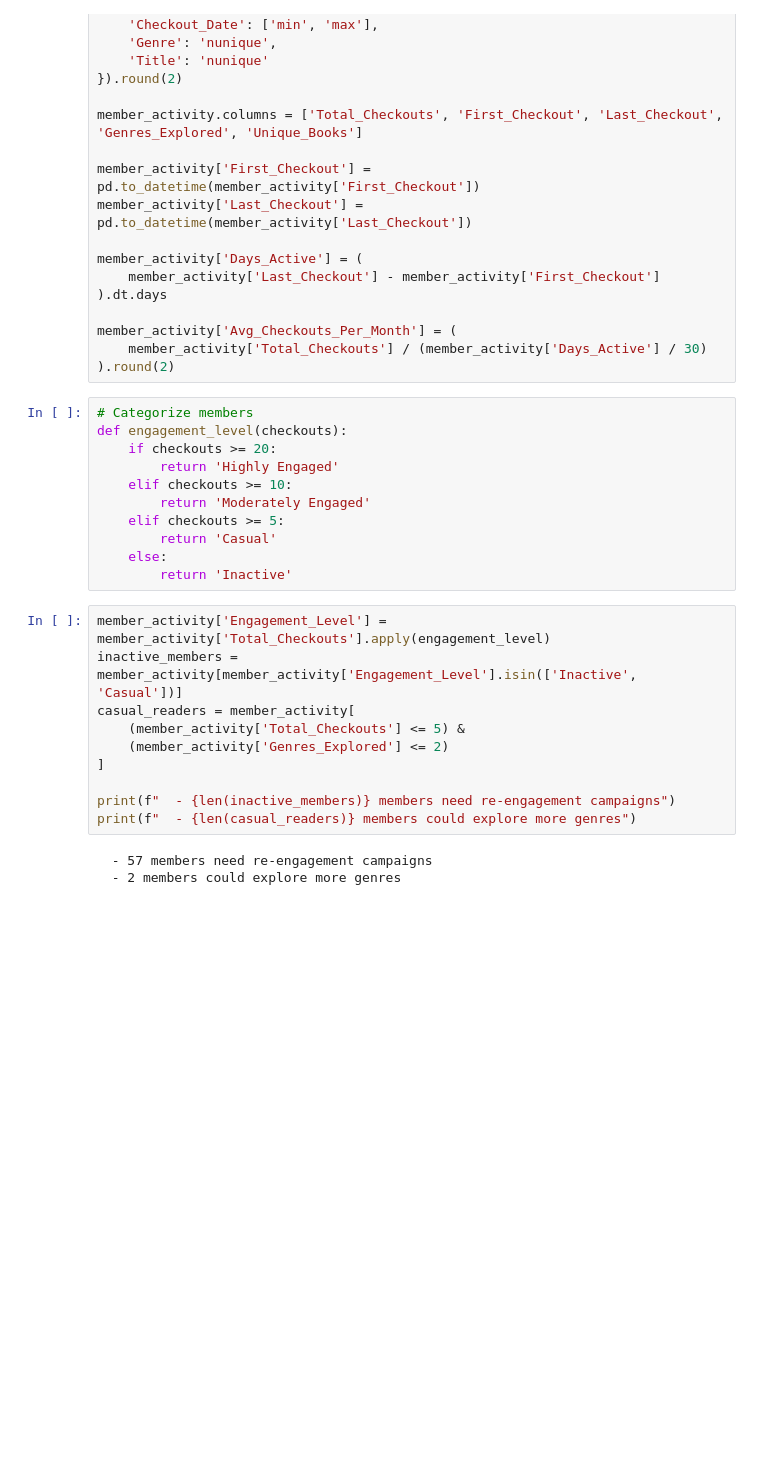
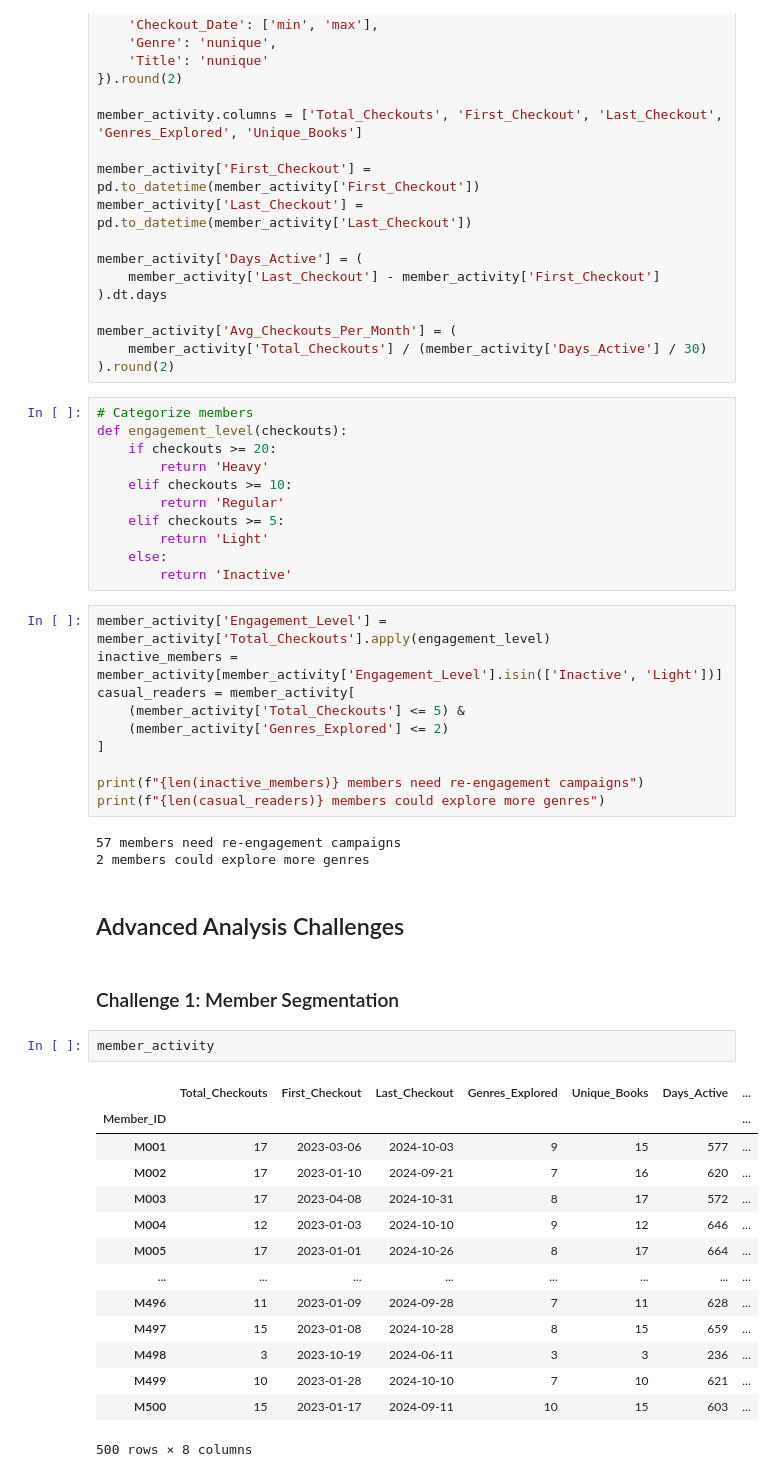
Before and after one commit to sfirdous/programming, a Jupyter notebook: Python/Library Management System - Comprehensive Analysis Task/Library_Management_System_Comprehensive_Analysis_Task.ipynb, the cells around one changed output. Cells and saved outputs as stored; diff of their text form; blank space fills up the shorter version.

```diff
--- a/Python/Library Management System - Comprehensive Analysis Task/Library_Management_System_Comprehensive_Analysis_Task.ipynb
+++ b/Python/Library Management System - Comprehensive Analysis Task/Library_Management_System_Comprehensive_Analysis_Task.ipynb
@@ -447,23 +447,44 @@ member_activity['Avg_Checkouts_Per_Month'] = (
 # Categorize members
 def engagement_level(checkouts):
     if checkouts >= 20:
-        return 'Highly Engaged'
+        return 'Heavy'
     elif checkouts >= 10:
-        return 'Moderately Engaged'
+        return 'Regular'
     elif checkouts >= 5:
-        return 'Casual'
+        return 'Light'
     else:
         return 'Inactive'
 # %%
 member_activity['Engagement_Level'] = member_activity['Total_Checkouts'].apply(engagement_level)
-inactive_members = member_activity[member_activity['Engagement_Level'].isin(['Inactive', 'Casual'])]
+inactive_members = member_activity[member_activity['Engagement_Level'].isin(['Inactive', 'Light'])]
 casual_readers = member_activity[
     (member_activity['Total_Checkouts'] <= 5) &
     (member_activity['Genres_Explored'] <= 2)
 ]
 
-print(f"  - {len(inactive_members)} members need re-engagement campaigns")
-print(f"  - {len(casual_readers)} members could explore more genres")
+print(f"{len(inactive_members)} members need re-engagement campaigns")
+print(f"{len(casual_readers)} members could explore more genres")
 # %% [output]
-  - 57 members need re-engagement campaigns
-  - 2 members could explore more genres
+57 members need re-engagement campaigns
+2 members could explore more genres
+# %% [markdown]
+## Advanced Analysis Challenges
+# %% [markdown]
+### Challenge 1: Member Segmentation
+# %%
+member_activity
+# %% [output]
+|  | Total_Checkouts | First_Checkout | Last_Checkout | Genres_Explored | Unique_Books | Days_Active | ... |
+| Member_ID |  |  |  |  |  |  | ... |
+| M001 | 17 | 2023-03-06 | 2024-10-03 | 9 | 15 | 577 | ... |
+| M002 | 17 | 2023-01-10 | 2024-09-21 | 7 | 16 | 620 | ... |
+| M003 | 17 | 2023-04-08 | 2024-10-31 | 8 | 17 | 572 | ... |
+| M004 | 12 | 2023-01-03 | 2024-10-10 | 9 | 12 | 646 | ... |
+| M005 | 17 | 2023-01-01 | 2024-10-26 | 8 | 17 | 664 | ... |
+| ... | ... | ... | ... | ... | ... | ... | ... |
+| M496 | 11 | 2023-01-09 | 2024-09-28 | 7 | 11 | 628 | ... |
+| M497 | 15 | 2023-01-08 | 2024-10-28 | 8 | 15 | 659 | ... |
+| M498 | 3 | 2023-10-19 | 2024-06-11 | 3 | 3 | 236 | ... |
+| M499 | 10 | 2023-01-28 | 2024-10-10 | 7 | 10 | 621 | ... |
+| M500 | 15 | 2023-01-17 | 2024-09-11 | 10 | 15 | 603 | ... |
+500 rows × 8 columns
```
Also changed, not shown: parts of 16 cells of this notebook.
